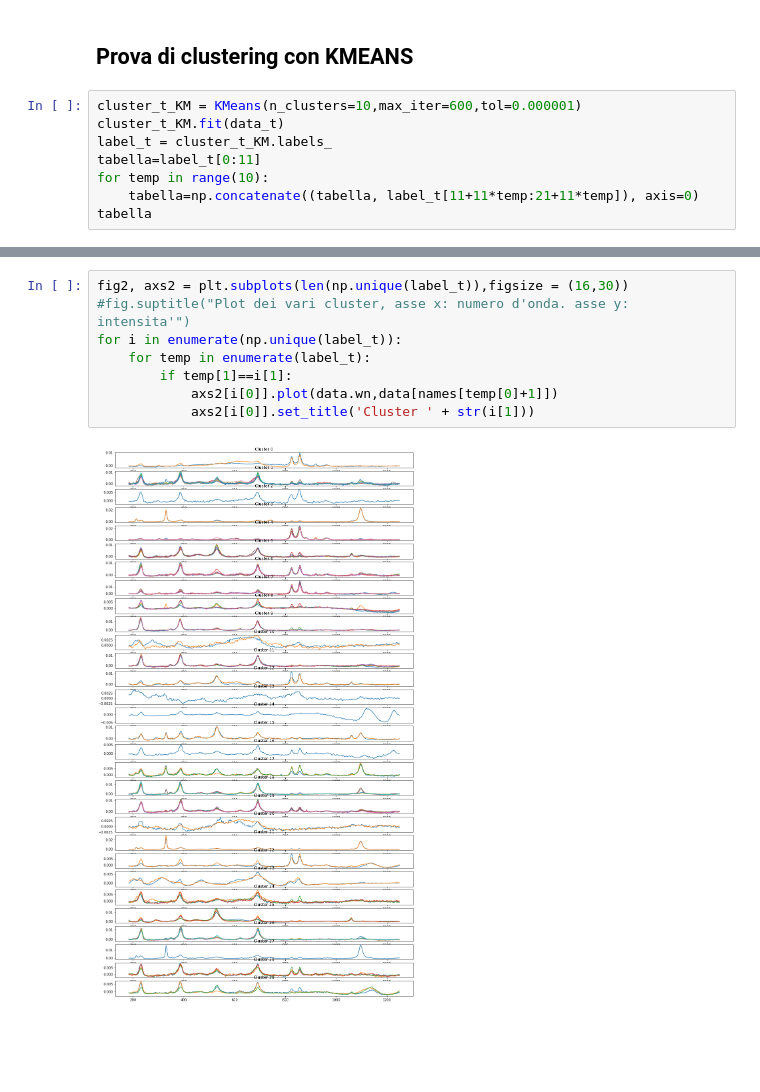
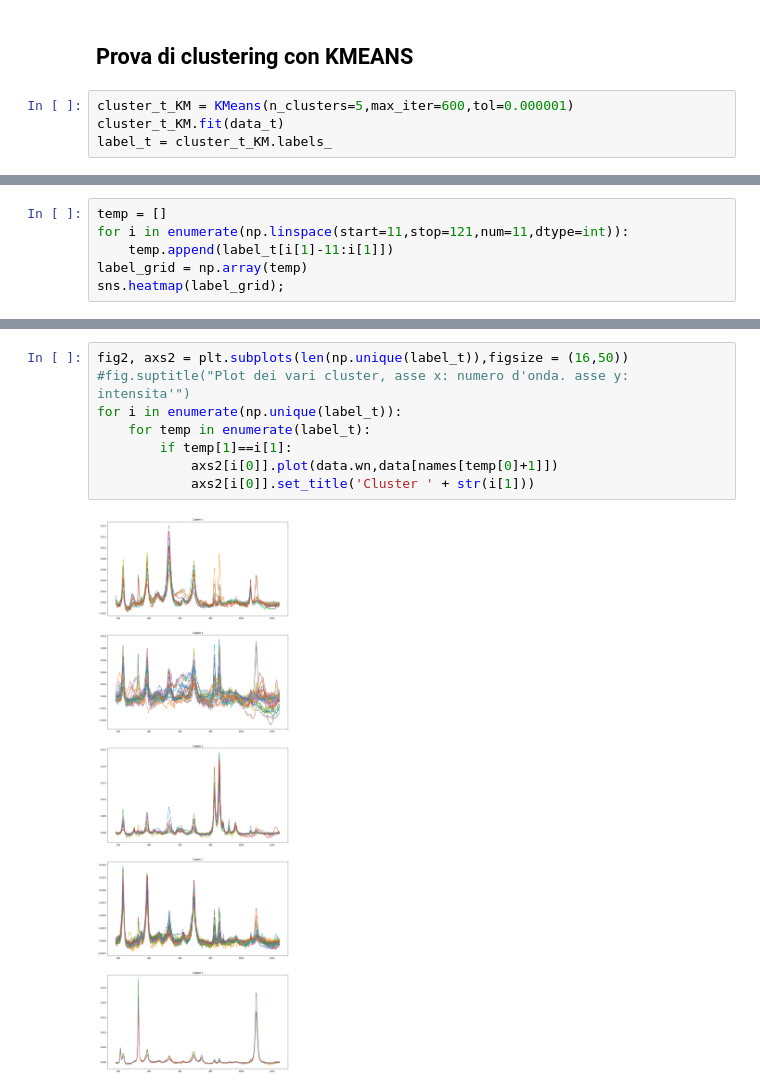
Before and after one commit to FabioBrugnara/repo_raman_4exam, a Jupyter notebook: notebooks/CLUSTERING.ipynb, the cells around one changed output, grey strips where cells are left out. Cells and saved outputs as stored; diff of their text form; blank space fills up the shorter version.

Commit message:
Aggiunto codice in notebook CLUSTERING per vedere, almeno visimaente, se i cluster correlano con la posizione

```diff
--- a/notebooks/CLUSTERING.ipynb
+++ b/notebooks/CLUSTERING.ipynb
@@ -115,9 +114,5 @@ for i in enumerate(np.unique(label_nn)):
 ## Prova di clustering con KMEANS
 # %%
-cluster_t_KM = KMeans(n_clusters=10,max_iter=600,tol=0.000001)
+cluster_t_KM = KMeans(n_clusters=5,max_iter=600,tol=0.000001)
 cluster_t_KM.fit(data_t)
 label_t = cluster_t_KM.labels_
-tabella=label_t[0:11]
-for temp in range(10):
-    tabella=np.concatenate((tabella, label_t[11+11*temp:21+11*temp]), axis=0)
-tabella
@@ -130,0 +123,6 @@ array([4, 2, 0, 8, 8, 6, 9, 8, 6, 2, 9, 6, 8, 7, 6, 0, 9, 4, 7, 8, 8, 8,
+# %%
+temp = []
+for i in enumerate(np.linspace(start=11,stop=121,num=11,dtype=int)):
+    temp.append(label_t[i[1]-11:i[1]])
+label_grid = np.array(temp)
+sns.heatmap(label_grid);
@@ -131,10 +131,10 @@ array([4, 2, 0, 8, 8, 6, 9, 8, 6, 2, 9, 6, 8, 7, 6, 0, 9, 4, 7, 8, 8, 8,
 # %%
-fig2, axs2 = plt.subplots(len(np.unique(label_t)),figsize = (16,30))
+fig2, axs2 = plt.subplots(len(np.unique(label_t)),figsize = (16,50))
 #fig.suptitle("Plot dei vari cluster, asse x: numero d'onda. asse y: intensita'")
 for i in enumerate(np.unique(label_t)):
     for temp in enumerate(label_t):
         if temp[1]==i[1]:
             axs2[i[0]].plot(data.wn,data[names[temp[0]+1]])
             axs2[i[0]].set_title('Cluster ' + str(i[1]))
 # %% [output]
-[figure, old version]
+[figure, new version]
```
Also changed, not shown: parts of 7 cells of this notebook.
